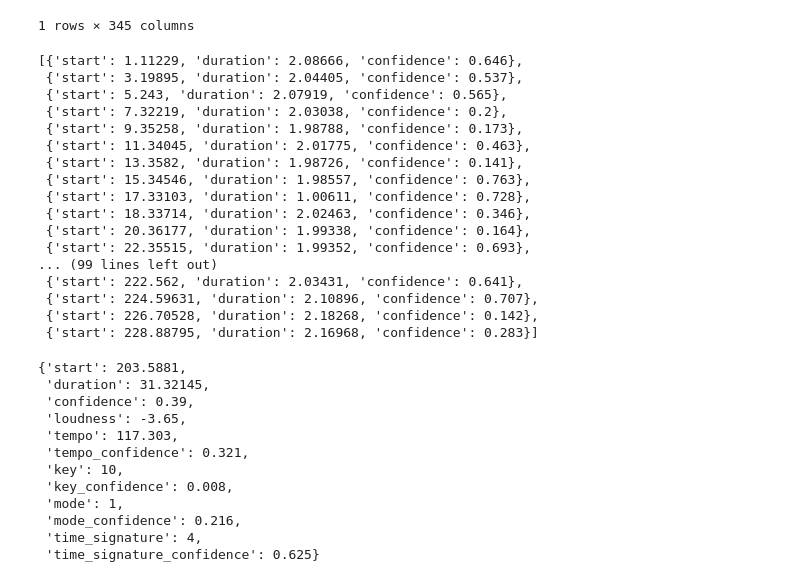
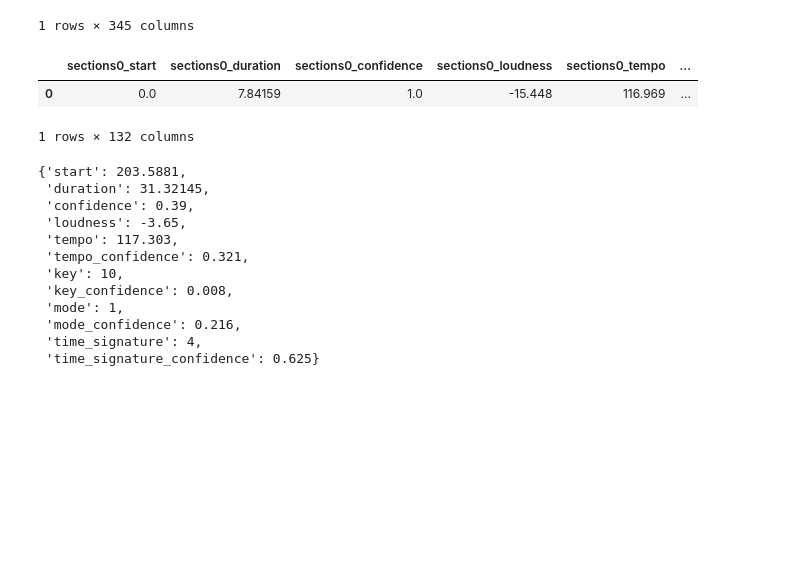
Before and after one commit to Ben-Oren/spotify_analysis, a Jupyter notebook: acquire_playlist_data.ipynb, the cells around one changed output. Saved outputs shown, nothing was run; the diff lists cells and outputs as text; code cells hidden in the pictures; blank space fills up the shorter version.

```diff
--- a/acquire_playlist_data.ipynb
+++ b/acquire_playlist_data.ipynb
@@ -449,28 +507,12 @@ pd.DataFrame({
 |  | beat0_start | beat0_duration | beat0_confidence | beat1_start | beat1_duration | beat1_confidence | ... |
 | 0 | 1.11229 | 2.08666 | 0.646 | 3.19895 | 2.04405 | 0.537 | ... |
 1 rows × 345 columns
-# %%
-beats = track_data['bars']
-
-beats
-# %% [output]
-[{'start': 1.11229, 'duration': 2.08666, 'confidence': 0.646},
- {'start': 3.19895, 'duration': 2.04405, 'confidence': 0.537},
- {'start': 5.243, 'duration': 2.07919, 'confidence': 0.565},
- {'start': 7.32219, 'duration': 2.03038, 'confidence': 0.2},
- {'start': 9.35258, 'duration': 1.98788, 'confidence': 0.173},
- {'start': 11.34045, 'duration': 2.01775, 'confidence': 0.463},
- {'start': 13.3582, 'duration': 1.98726, 'confidence': 0.141},
- {'start': 15.34546, 'duration': 1.98557, 'confidence': 0.763},
- {'start': 17.33103, 'duration': 1.00611, 'confidence': 0.728},
- {'start': 18.33714, 'duration': 2.02463, 'confidence': 0.346},
- {'start': 20.36177, 'duration': 1.99338, 'confidence': 0.164},
- {'start': 22.35515, 'duration': 1.99352, 'confidence': 0.693},
-... (99 lines left out)
- {'start': 222.562, 'duration': 2.03431, 'confidence': 0.641},
- {'start': 224.59631, 'duration': 2.10896, 'confidence': 0.707},
- {'start': 226.70528, 'duration': 2.18268, 'confidence': 0.142},
- {'start': 228.88795, 'duration': 2.16968, 'confidence': 0.283}]
+# %%
+unpack_selected_raw_data(track_data, 'sections')
+# %% [output]
+|  | sections0_start | sections0_duration | sections0_confidence | sections0_loudness | sections0_tempo | ... |
+| 0 | 0.0 | 7.84159 | 1.0 | -15.448 | 116.969 | ... |
+1 rows × 132 columns
 # %%
 sections[10]
 # %% [output]
```
Also changed, not shown: parts of 5 cells of this notebook.
